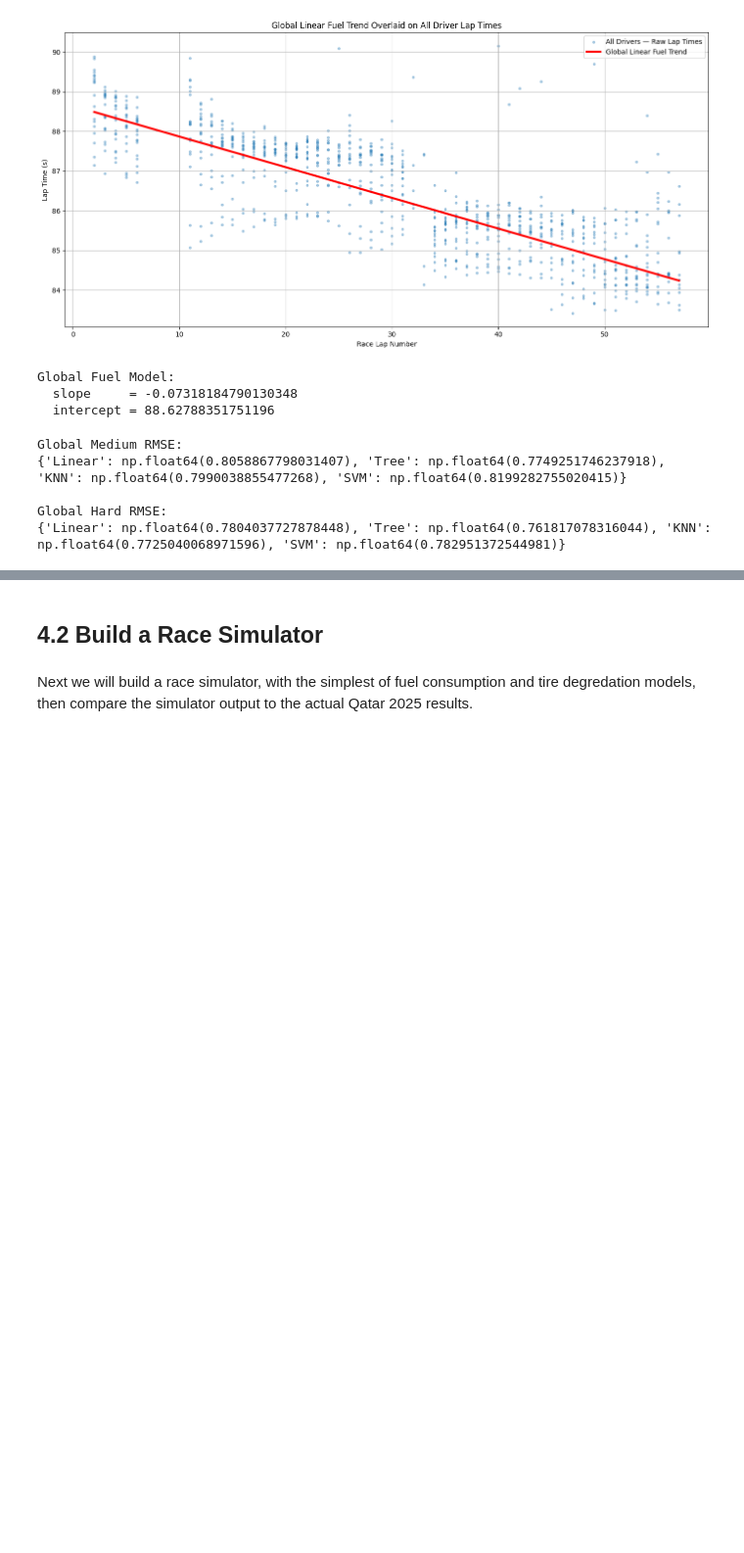
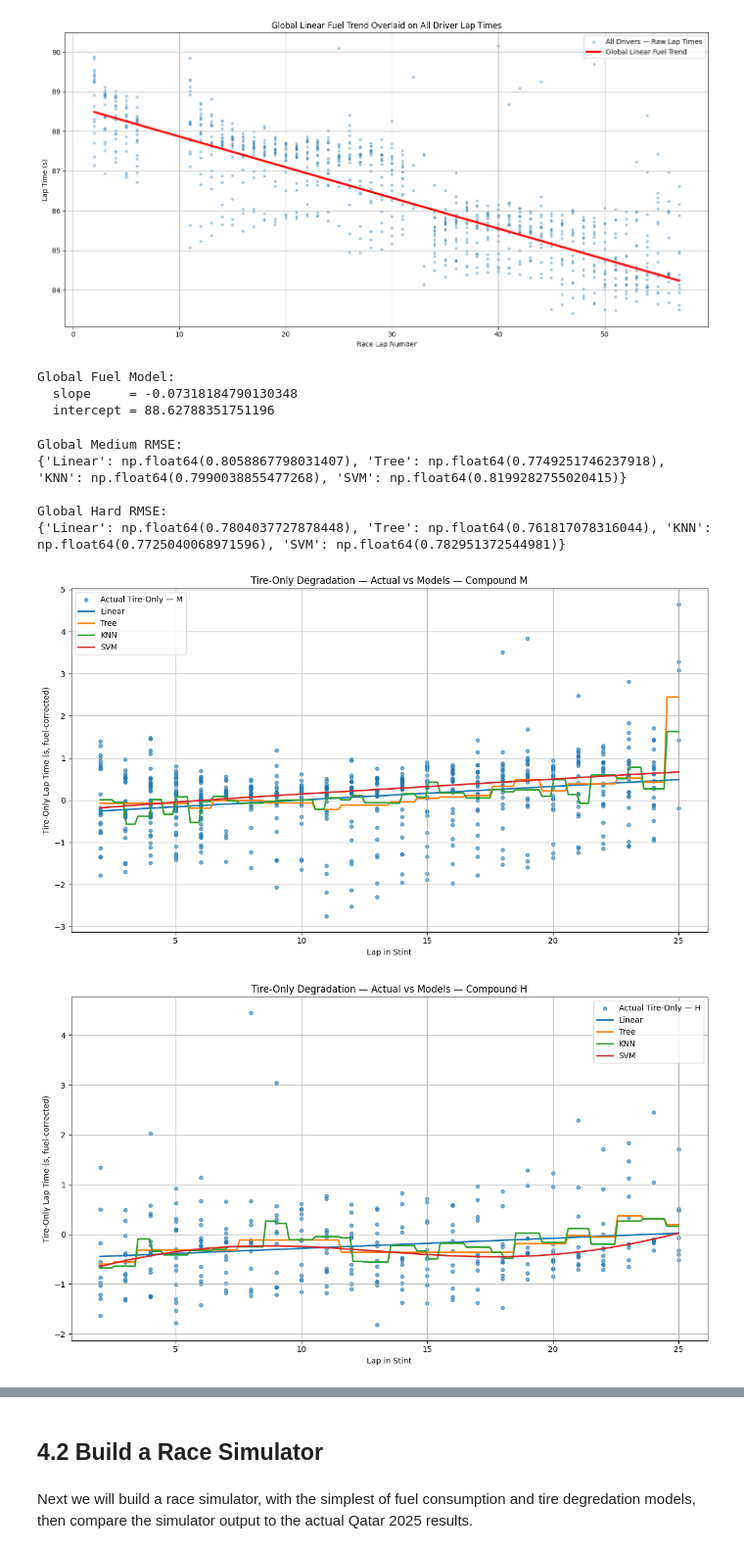
Before and after one commit to jeffreylgoode/f1-capstone-project, a Jupyter notebook: notebooks/f1.ipynb, the cells around one changed output, grey strips where cells are left out. Shown at 98% size. Cells and saved outputs as stored; diff of their text form; code cells hidden in the pictures; blank space fills up the shorter version.

Commit message:
lot's of modeling changes now fighting with pycharm to move cells around.

```diff
--- a/notebooks/f1.ipynb
+++ b/notebooks/f1.ipynb
@@ -2475,3 +2515,24 @@ Global Medium RMSE:
 
 Global Hard RMSE:
 {'Linear': np.float64(0.7804037727878448), 'Tree': np.float64(0.761817078316044), 'KNN': np.float64(0.7725040068971596), 'SVM': np.float64(0.782951372544981)}
+# %%
+# ============================================================
+# GLOBAL BLOCK 4 — Plot Global Tire-Only Actual vs Predictions
+# ============================================================
+
+# Plot Medium global degradation
+plot_tire_only_degradation(
+    models_M_global,
+    df_global,
+    compound="M"
+)
+
+# Plot Hard global degradation
+plot_tire_only_degradation(
+    models_H_global,
+    df_global,
+    compound="H"
+)
+# %% [output]
+[figure, added]
+[figure, added]
```
Also changed, not shown: parts of 7 cells of this notebook.
